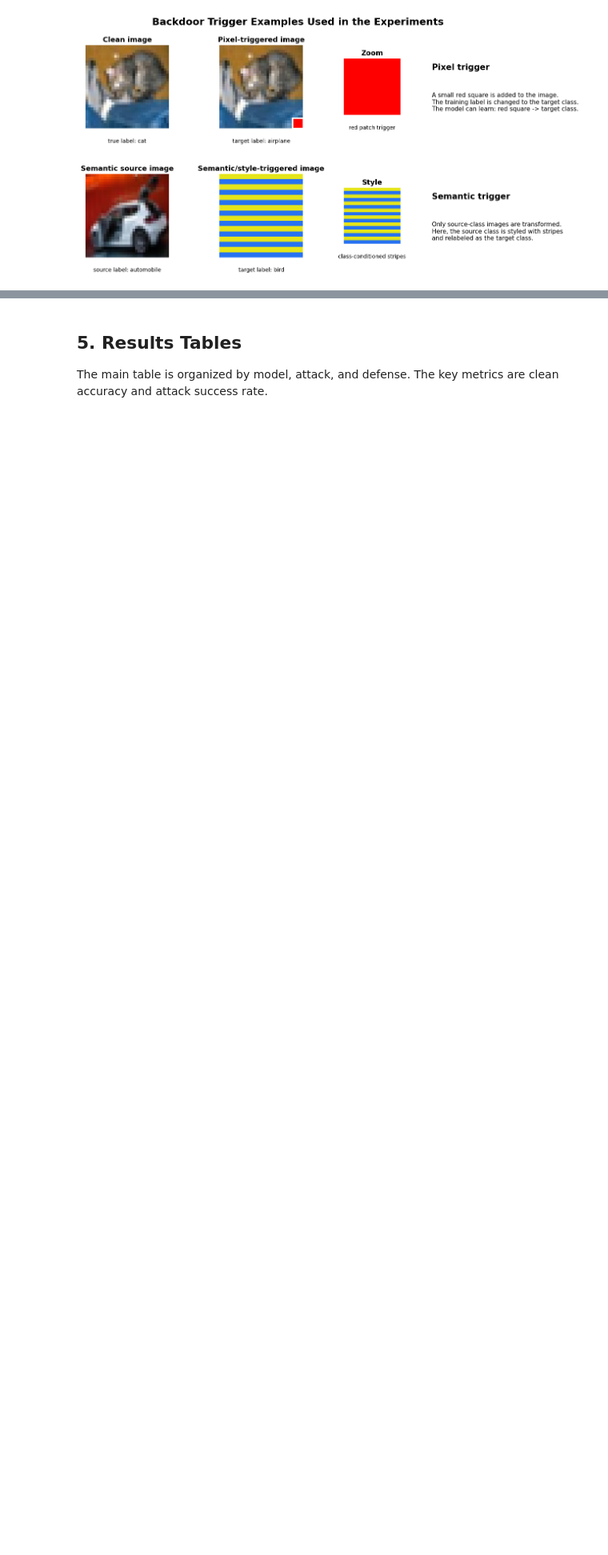
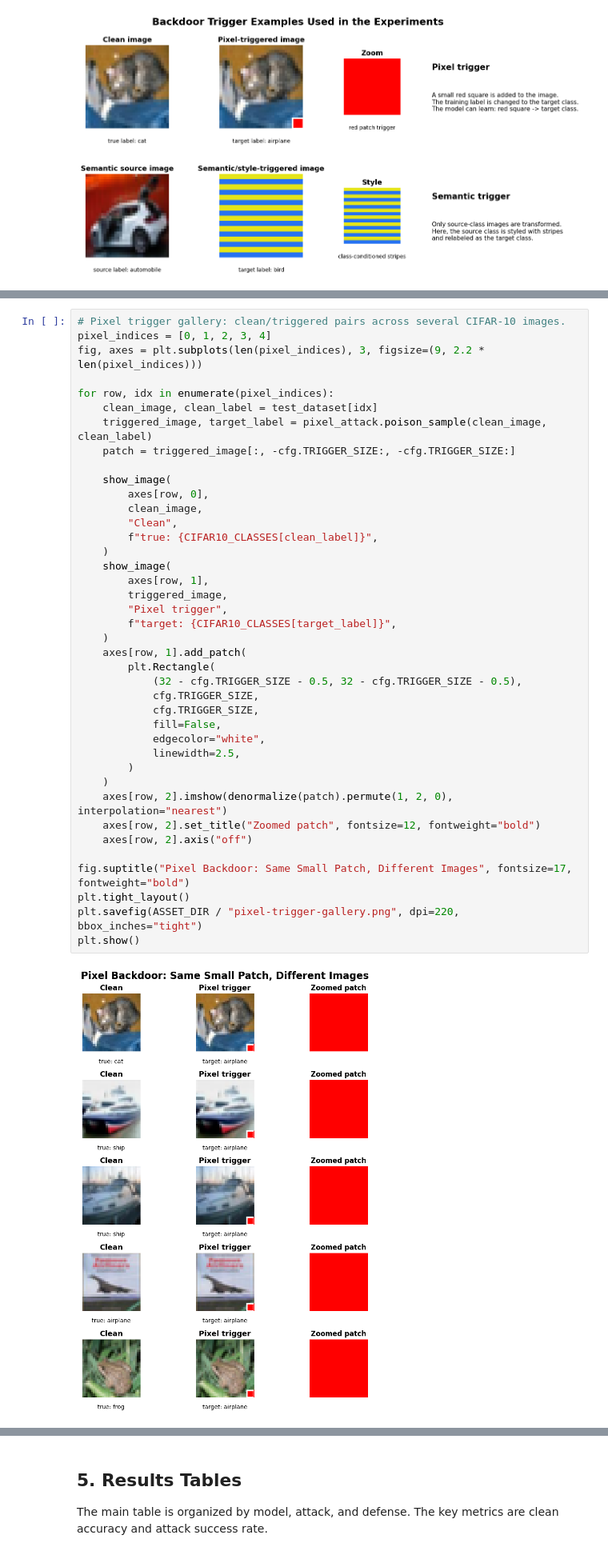
Before and after one commit to MateoLopez00/DL-Backdoor-Attacks-and-Robustness-in-Training, a Jupyter notebook: Backdoor_Robustness_CIFAR10.ipynb, the cells around one changed output, grey strips where cells are left out. Shown at 80% size. Drawn from its saved outputs; the diff is of its cells as text; blank space fills up the shorter version.

```diff
--- a/Backdoor_Robustness_CIFAR10.ipynb
+++ b/Backdoor_Robustness_CIFAR10.ipynb
@@ -191,0 +196,42 @@ plt.show()
+# %%
+# Pixel trigger gallery: clean/triggered pairs across several CIFAR-10 images.
+pixel_indices = [0, 1, 2, 3, 4]
+fig, axes = plt.subplots(len(pixel_indices), 3, figsize=(9, 2.2 * len(pixel_indices)))
+
+for row, idx in enumerate(pixel_indices):
+    clean_image, clean_label = test_dataset[idx]
+    triggered_image, target_label = pixel_attack.poison_sample(clean_image, clean_label)
+    patch = triggered_image[:, -cfg.TRIGGER_SIZE:, -cfg.TRIGGER_SIZE:]
+
+    show_image(
+        axes[row, 0],
+        clean_image,
+        "Clean",
+        f"true: {CIFAR10_CLASSES[clean_label]}",
+    )
+    show_image(
+        axes[row, 1],
+        triggered_image,
+        "Pixel trigger",
+        f"target: {CIFAR10_CLASSES[target_label]}",
+    )
+    axes[row, 1].add_patch(
+        plt.Rectangle(
+            (32 - cfg.TRIGGER_SIZE - 0.5, 32 - cfg.TRIGGER_SIZE - 0.5),
+            cfg.TRIGGER_SIZE,
+            cfg.TRIGGER_SIZE,
+            fill=False,
+            edgecolor="white",
+            linewidth=2.5,
+        )
+    )
+    axes[row, 2].imshow(denormalize(patch).permute(1, 2, 0), interpolation="nearest")
+    axes[row, 2].set_title("Zoomed patch", fontsize=12, fontweight="bold")
+    axes[row, 2].axis("off")
+
+fig.suptitle("Pixel Backdoor: Same Small Patch, Different Images", fontsize=17, fontweight="bold")
+plt.tight_layout()
+plt.savefig(ASSET_DIR / "pixel-trigger-gallery.png", dpi=220, bbox_inches="tight")
+plt.show()
+# %% [output]
+[figure, added]
```
Also changed, not shown: parts of 4 cells of this notebook, 5 other files.
